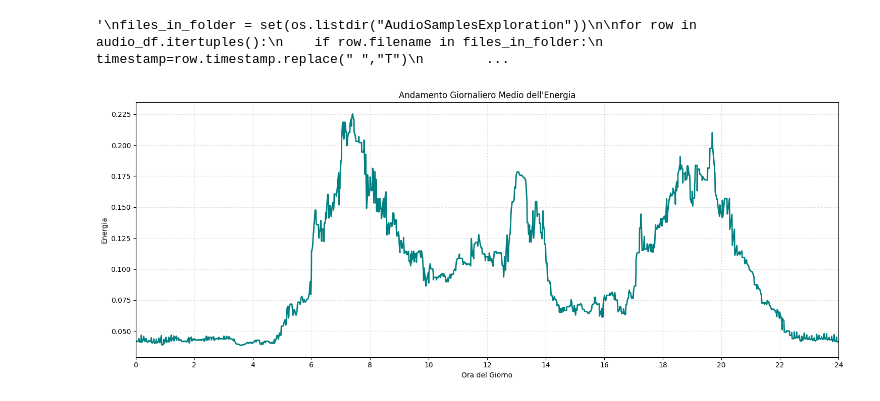
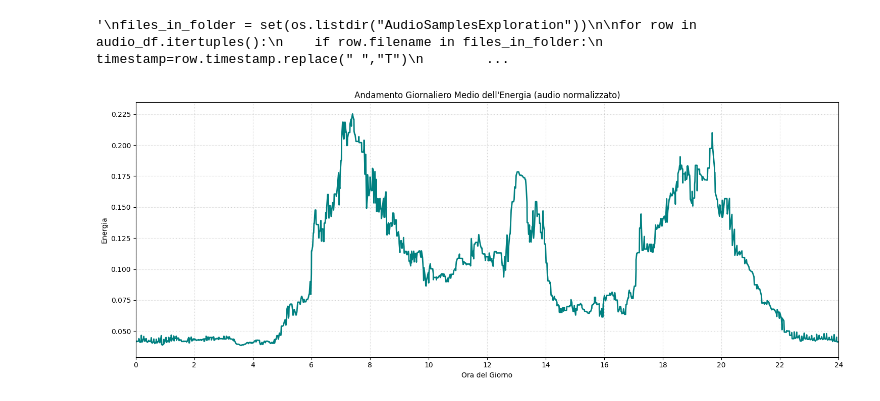
Before and after one commit to christiancioffi/AnalisiAudio, a Jupyter notebook: analisi_esplorativa.ipynb, the cells around one changed output. Drawn from its saved outputs; the diff is of its cells as text; code cells hidden in the pictures.

```diff
--- a/analisi_esplorativa.ipynb
+++ b/analisi_esplorativa.ipynb
@@ -146,7 +154,7 @@ print("Elaborazione completata.")
 # %% [output]
 '\nfiles_in_folder = set(os.listdir("AudioSamplesExploration"))\n\nfor row in audio_df.itertuples():\n    if row.filename in files_in_folder:\n        timestamp=row.timestamp.replace(" ","T")\n        ...
 # %%
-def get_audio_energy_selected_frequencies(filepath, ranges_hz):
+def get_audio_energy_selected_frequencies(filepath, ranges_hz, normalize=False):
     """
     Carica, processa e calcola l'energia media nelle bande Hz specificate.
     ranges_hz: lista di tuple, es. [(100, 500), (2000, 4000)]
@@ -154,22 +162,12 @@ def get_audio_energy_selected_frequencies(filepath, ranges_hz):
     # 1. CARICAMENTO
     audio, sr = librosa.load(filepath, sr=SAMPLE_RATE)
 
-    # 2. TAGLIO (rimuovo 0.5s da inizio e fine)
-    offset = int(0.5 * SAMPLE_RATE)
-    audio_cut = audio[offset:-offset]
-
-
-    # 3. FILTRO E NORMALIZZAZIONE
-    #audio_clean = audio_cut.high_pass_filter(100, order=8)
-    audio_no_dc = audio_cut - np.mean(audio_cut)
-    audio_clean = highpass_filter(audio_no_dc, cutoff=CUTOFF_FREQ, sr=SAMPLE_RATE, order=8)
-    #audio_normalized = audio_clean.normalize(headroom=1.0)
-    audio_normalized = librosa.util.normalize(audio_clean) * target_amplitude
+    audio=preprocess(audio, offset_to_cut=0.5, normalize=normalize)
 
     # 4. SPETTROGRAMMA (Ampiezza)
     # n_fft e hop_length definiscono la risoluzione.
     # Con n_fft=2048 a 22050Hz, ogni bin è circa 10.7 Hz
-    S = np.abs(librosa.stft(y=audio_normalized, n_fft=FRAME_SIZE, hop_length=HOP_LENGTH, window='hann'))
+    S = np.abs(librosa.stft(y=audio, n_fft=FRAME_SIZE, hop_length=HOP_LENGTH, window='hann'))
     freqs = librosa.fft_frequencies(sr=SAMPLE_RATE, n_fft=FRAME_SIZE)
 
     # 5. ESTRAZIONE ENERGIA DAI RANGE DEFINITI
@@ -197,32 +195,46 @@ ranges_hz = [(1400, 5000)]
 audio_graphic_df= audio_df.copy()
 audio_graphic_df['timestamp'] = pd.to_datetime(audio_graphic_df['timestamp'])
 # Calcolo dell'energia per ogni riga
-audio_graphic_df['energy'] = audio_graphic_df['filename'].apply(lambda x: get_audio_energy_selected_frequencies(INPUT_DIR_FILTERED / x, ranges_hz))
+audio_graphic_df['energy_with_normalized_audio'] = audio_graphic_df['filename'].apply(
+    lambda x: get_audio_energy_selected_frequencies(INPUT_DIR_FILTERED / x, ranges_hz, normalize=True)
+    )
+audio_graphic_df['energy_without_normalized_audio'] = audio_graphic_df['filename'].apply(
+    lambda x: get_audio_energy_selected_frequencies(INPUT_DIR_FILTERED / x, ranges_hz, normalize=False)
+    )
 
 audio_graphic_df['hour_decimal'] = (audio_graphic_df['timestamp'].dt.hour +
                         audio_graphic_df['timestamp'].dt.minute / 60 +
                         audio_graphic_df['timestamp'].dt.second / 3600)
 
+
+audio_graphic_df['date'] = audio_graphic_df['timestamp'].dt.date
+audio_graphic_df['day_name'] = audio_graphic_df['timestamp'].dt.day_name()
+giorni_ita = {
+    'Monday': 'Lunedì', 'Tuesday': 'Martedì', 'Wednesday': 'Mercoledì',
+    'Thursday': 'Giovedì', 'Friday': 'Venerdì', 'Saturday': 'Sabato', 'Sunday': 'Domenica'
+}
+audio_graphic_df['day_it'] = audio_graphic_df['day_name'].map(giorni_ita)
+
 # Ordina per tempo (fondamentale per il grafico)
 audio_graphic_df = audio_graphic_df.sort_values('hour_decimal')
 # %%
-# 2. Calcola la mediana mobile per "pulire" la linea
-audio_graphic_df['energy_trend'] = audio_graphic_df['energy'].rolling(window=10, center=True, min_periods=1).median()
+# Calcola la mediana mobile per "pulire" la linea
+audio_graphic_df['energy_trend_with_normalized_audio'] = audio_graphic_df['energy_with_normalized_audio'].rolling(window=10, center=True, min_periods=1).median()
 
 plt.figure(figsize=(15, 6))
 
 # Plot della sola linea
-plt.plot(audio_graphic_df['hour_decimal'], audio_graphic_df['energy_trend'], color='teal', linewidth=2)
+plt.plot(audio_graphic_df['hour_decimal'], audio_graphic_df['energy_trend_with_normalized_audio'], color='teal', linewidth=2)
 
 # Estetica e limiti
 plt.xlim(0, 24)
 plt.xticks(range(0, 25, 2))
 plt.grid(True, linestyle=':', alpha=0.6)
-plt.title('Andamento Giornaliero Medio dell\'Energia')
+plt.title('Andamento Giornaliero Medio dell\'Energia (audio normalizzato)')
 plt.xlabel('Ora del Giorno')
 plt.ylabel('Energia')
 
 plt.tight_layout()
 plt.show()
 # %% [output]
-[figure, old version]
+[figure, new version]
```
Also changed, not shown: parts of 8 cells of this notebook.
